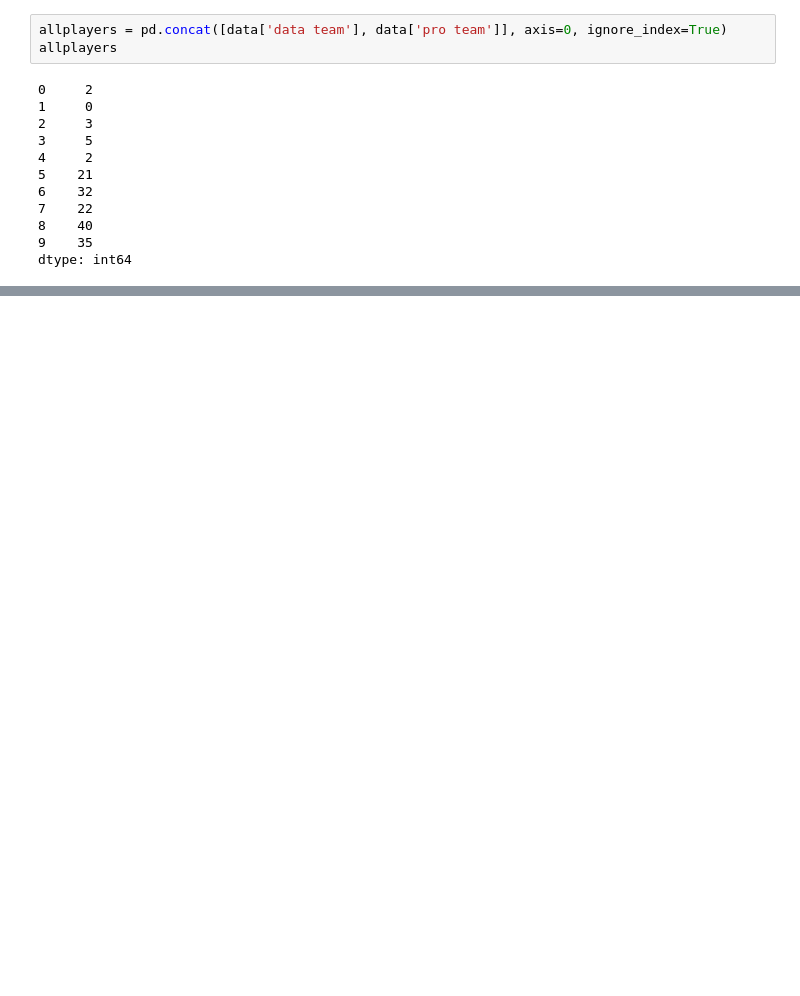
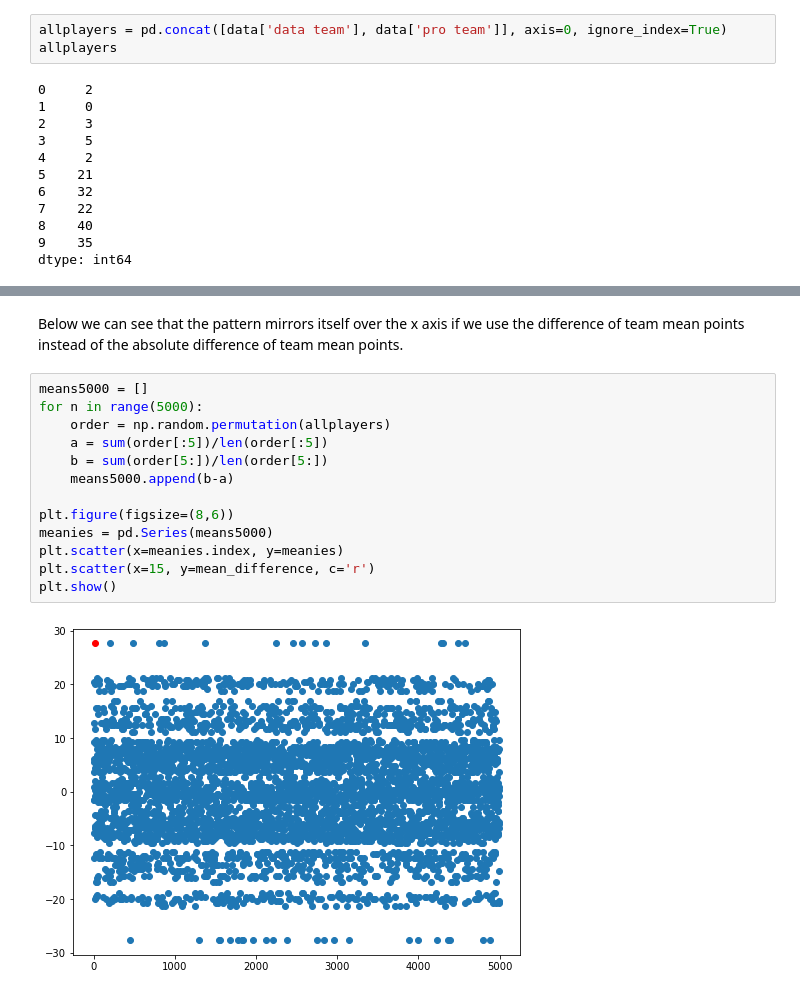
Before and after one commit to nathaniel-j/bball-permutations, a Jupyter notebook: bball teams.ipynb, the cells around one changed output, grey strips where cells are left out. Drawn from its saved outputs; the diff is of its cells as text; blank space fills up the shorter version.

```diff
--- a/bball teams.ipynb
+++ b/bball teams.ipynb
@@ -99,0 +135,17 @@ plt.scatter(x=15, y=mean_difference, c='r')
+# %% [markdown]
+Below we can see that the pattern mirrors itself over the x axis if we use the difference of team mean points instead of the absolute difference of team mean points.
+# %%
+means5000 = []
+for n in range(5000):
+    order = np.random.permutation(allplayers)
+    a = sum(order[:5])/len(order[:5])
+    b = sum(order[5:])/len(order[5:])
+    means5000.append(b-a)
+
+plt.figure(figsize=(8,6))
+meanies = pd.Series(means5000)
+plt.scatter(x=meanies.index, y=meanies)
+plt.scatter(x=15, y=mean_difference, c='r')
+plt.show()
+# %% [output]
+[figure, added]
```
Also changed, not shown: parts of 28 cells of this notebook.
